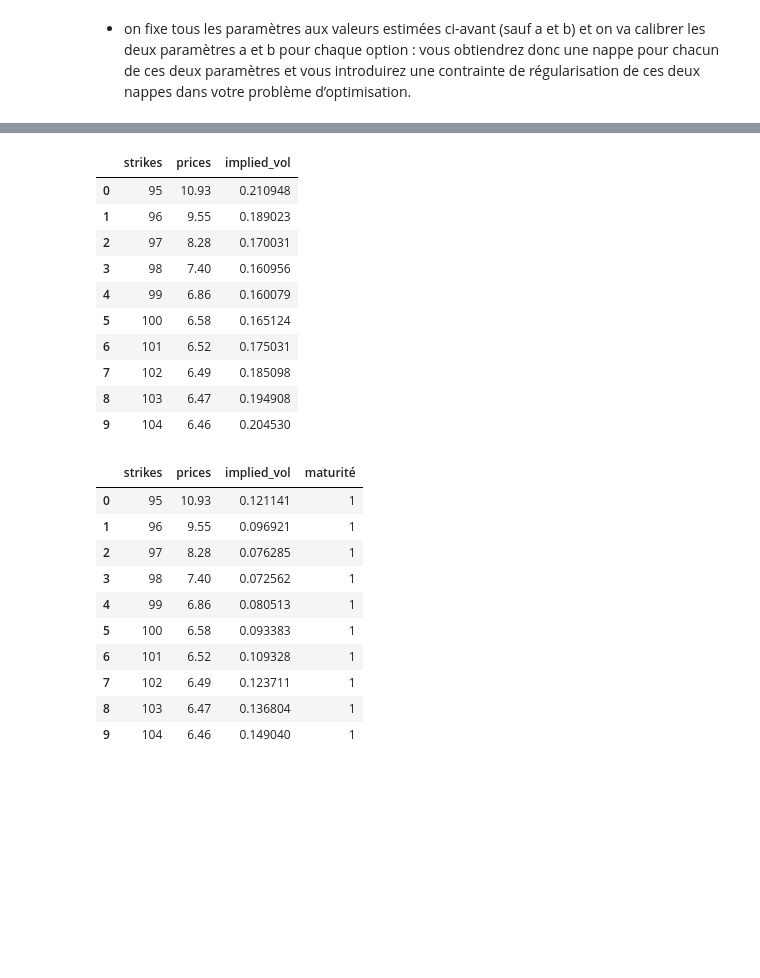
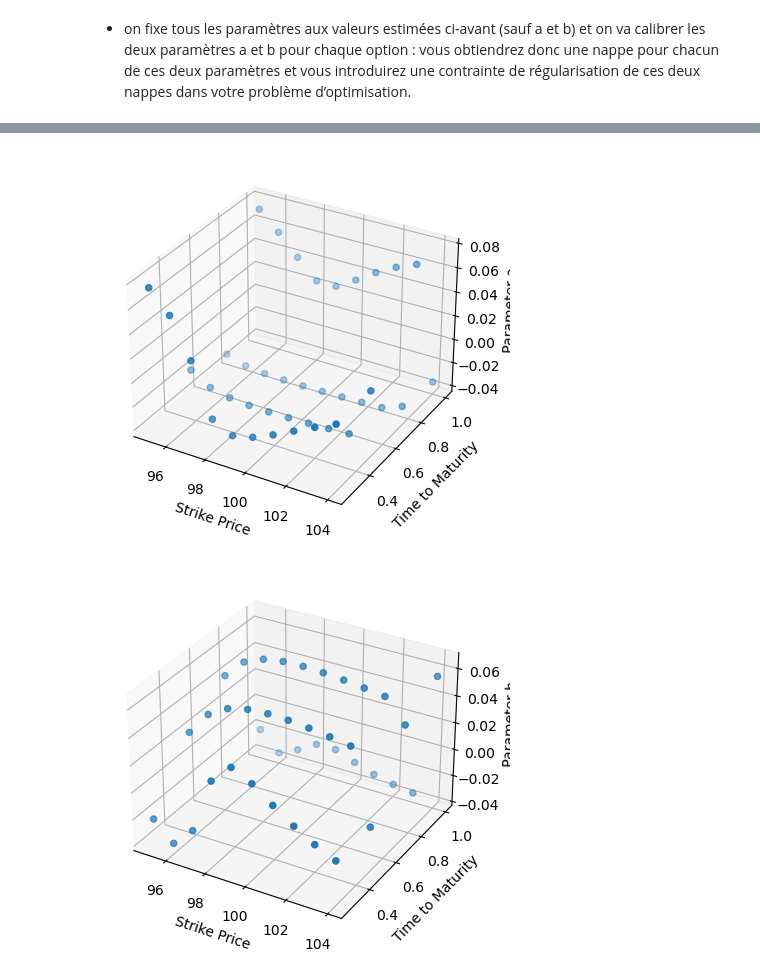
Before and after one commit to theomdvn/Calibration, a Jupyter notebook: Projet-Cal2.ipynb, the cells around one changed output, grey strips where cells are left out. Drawn from its saved outputs; the diff is of its cells as text; code cells hidden in the pictures; blank space fills up the shorter version.

```diff
--- a/Projet-Cal2.ipynb
+++ b/Projet-Cal2.ipynb
@@ -296,3 +207,17 @@ def valorisation_MC(S, K, T, r, pas, sigma,nb_simulations):
+# %%
+# Simulation Monte Carlo pour valoriser une option
+def valorisation_MC(S, K, T, r, pas, sigma,nb_simulations):
+    dt=T/252
+    paths = np.zeros((nb_simulations, pas + 1))   #on créé une matrice de taille nb_simulations x pas
+    paths[:, 0] = S   #on remplit la première valeur de chaque ligne avec le spot
+
+    for i in range(pas):
+        paths[:, i + 1] = paths[:, i] *np.exp(dt*(r - 0.5*sigma**2) + sigma*np.sqrt(dt)* ((np.random.normal(fitted_mu,fitted_sigma,size=nb_simulations)-fitted_mu)/fitted_sigma))   #tirage dans notre loi implicite
+        #pour chaque pas on calcule le prix future en utilisant le spot précédent
+    option_payoffs = np.maximum(paths[:, -1] - K, 0)     #on prend ensuite le max entre notre dernier spot futur calculé - strike et 0
+    option_value = np.exp(-r * T) * np.mean(option_payoffs)  # on calcule la moyenne des payoffs qu'on actualise
+
+    return option_value
 # %%
 for strike,vol,market_price in zip(data["strikes"],data["implied_vol"],data["prices"]):
     option_price_mc = valorisation_MC(S, strike, T, r, 252, vol, 10000)
@@ -367,7 +479,7 @@ def valorisation_MC(S, param,r, nb_simulations, pas, strike, maturity):
     paths[:, 0] = S
     for i in range(pas):
         vol = svi(param, paths[:, i])   #A chaque pas on calcule notre volatilité avec le modèle SVI
-        paths[:, i + 1] = paths[:, i] * np.exp((r-0.5 * vol **2) * dt + vol * np.sqrt(dt) * np.random.normal(size=num_paths))
+        paths[:, i + 1] = paths[:, i] * np.exp((r-0.5 * vol **2) * dt + vol * np.sqrt(dt) * np.random.normal(0,1,size=nb_simulations))
 
     option_payoffs = np.maximum(paths[:, -1] - strike, 0)
     option_value = np.exp(-r * maturity) * np.mean(option_payoffs)  #payoff actualisé
@@ -608,28 +627,2 @@ AttributeError: 'int' object has no attribute 'K'
-# %%
-data
-# %% [output]
-|  | strikes | prices | implied_vol |
-| 0 | 95 | 10.93 | 0.210948 |
-| 1 | 96 | 9.55 | 0.189023 |
-| 2 | 97 | 8.28 | 0.170031 |
-| 3 | 98 | 7.40 | 0.160956 |
-| 4 | 99 | 6.86 | 0.160079 |
-| 5 | 100 | 6.58 | 0.165124 |
-| 6 | 101 | 6.52 | 0.175031 |
-| 7 | 102 | 6.49 | 0.185098 |
-| 8 | 103 | 6.47 | 0.194908 |
-| 9 | 104 | 6.46 | 0.204530 |
-# %%
-df_12_months
-# %% [output]
-|  | strikes | prices | implied_vol | maturité |
-| 0 | 95 | 10.93 | 0.121141 | 1 |
-| 1 | 96 | 9.55 | 0.096921 | 1 |
-| 2 | 97 | 8.28 | 0.076285 | 1 |
-| 3 | 98 | 7.40 | 0.072562 | 1 |
-| 4 | 99 | 6.86 | 0.080513 | 1 |
-| 5 | 100 | 6.58 | 0.093383 | 1 |
-| 6 | 101 | 6.52 | 0.109328 | 1 |
-| 7 | 102 | 6.49 | 0.123711 | 1 |
-| 8 | 103 | 6.47 | 0.136804 | 1 |
-| 9 | 104 | 6.46 | 0.149040 | 1 |
+# %%
+calibrated_params_concat = [calibrated_params_12m]+[calibrated_params_9m]+[calibrated_params_6m]+[calibrated_params_3m]
@@ -635,0 +663,19 @@ df_12_months
+# %%
+fig = plt.figure()
+ax = fig.add_subplot(111, projection='3d')
+ax.scatter([K for K in strikes], [m for m in maturity], a_values)
+ax.set_xlabel('Strike Price')
+ax.set_ylabel('Time to Maturity')
+ax.set_zlabel('Parameter a')
+plt.show()
+
+fig = plt.figure()
+ax = fig.add_subplot(111, projection='3d')
+ax.scatter([K for K in strikes], [m for m in maturity], b_values)
+ax.set_xlabel('Strike Price')
+ax.set_ylabel('Time to Maturity')
+ax.set_zlabel('Parameter b')
+plt.show()
+# %% [output]
+[figure, added]
+[figure, added]
```
Also changed, not shown: parts of 35 cells of this notebook.
